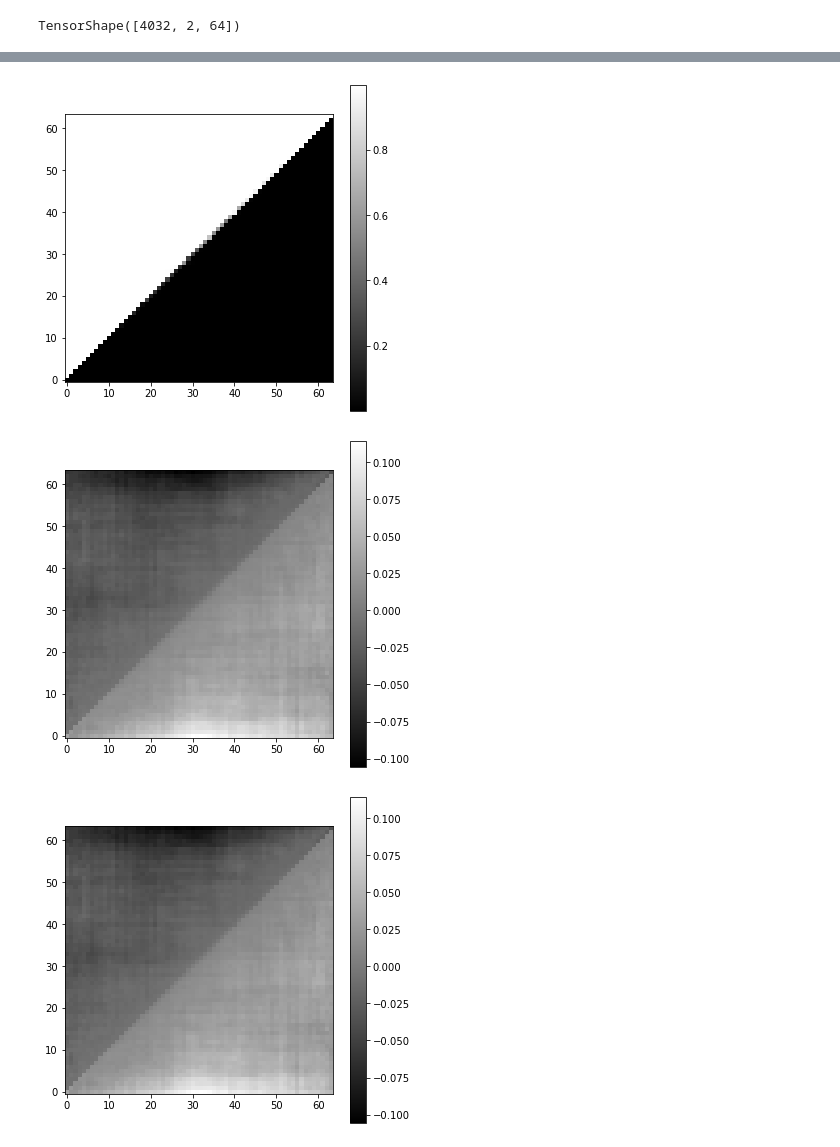
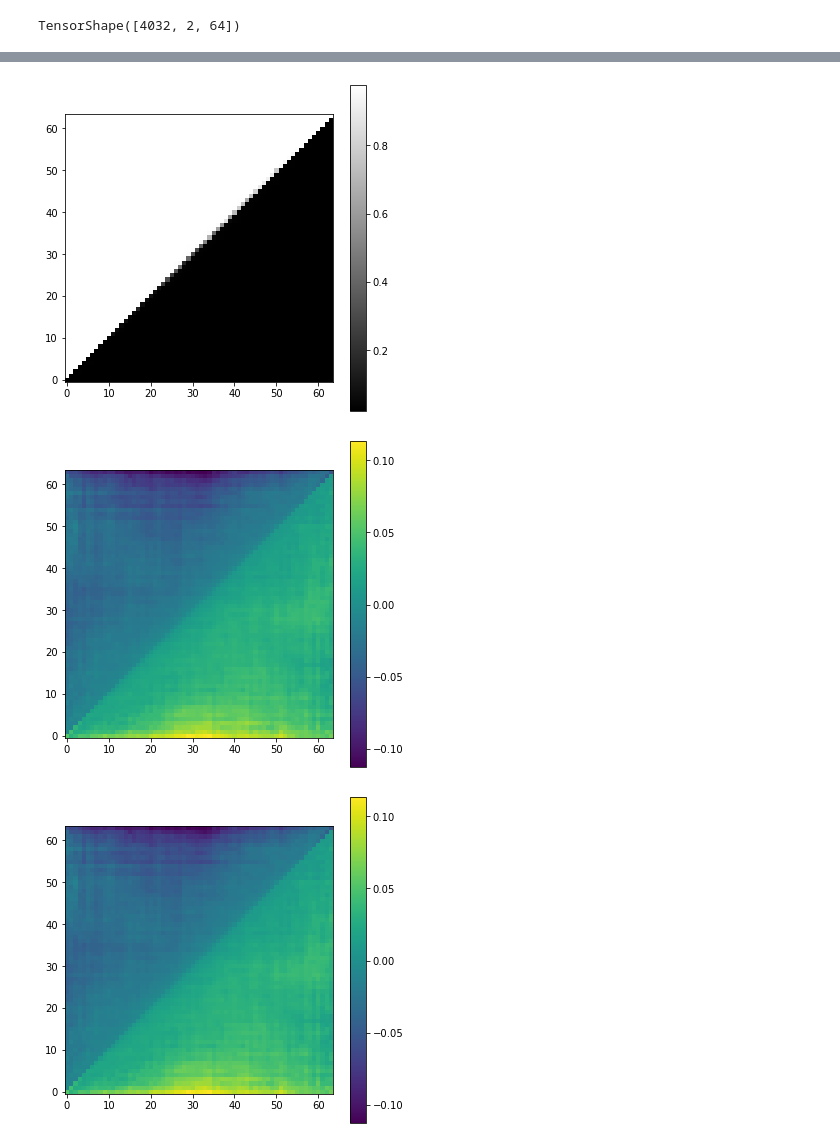
Before and after one commit to jdlafferty/relational, a Jupyter notebook: experiments/sorting/order_relation_learning_tanh.ipynb, the cells around one changed output, grey strips where cells are left out. Cells and saved outputs as stored; diff of their text form; code cells hidden in the pictures.

```diff
--- a/experiments/sorting/order_relation_learning_tanh.ipynb
+++ b/experiments/sorting/order_relation_learning_tanh.ipynb
@@ -155,7 +155,7 @@ class AbstractorOrderRelation(tf.keras.Model):
     def build(self, input_shape):
         # note: changed activation of MHA to tanh!
         self.abstractor = SimpleAbstractor(num_layers=1, num_heads=1, dff=32, use_pos_embedding=False, mha_activation_type='tanh')
-        self.dense = layers.Dense(1, activation='sigmoid')
+        self.dense = layers.Dense(1, activation='sigmoid', kernel_regularizer=tf.keras.regularizers.L2(0.5))
 
     def call(self, inputs):
         x = self.abstractor(inputs)
@@ -227,26 +227,26 @@ im = ax.imshow(order_relation_matrix.T, cmap='gray')
 ax.invert_yaxis()
 fig.colorbar(im, ax=ax);
 # %% [output]
-[figure, old version]
+[figure, new version]
 # %%
 # plot relational cross-attention attention score when input is a pair of objects
 
 order_relation_matrix = np.zeros(shape=(num_objects, num_objects))
 
 for i in range(num_objects):
     for j in range(num_objects):
         object_pair = tf.one_hot(np.array([[i, j]]), num_objects)
         attention_output, attention_scores = relational_crossattention(query=object_pair, key=object_pair,
             value=object_pair, return_attention_scores=True)
         attention_score = np.squeeze(attention_scores)[0][1]
         order_relation_matrix[i,j] = attention_score
 
 fig, ax = plt.subplots(figsize=(6,6))
-im = ax.imshow(order_relation_matrix.T, cmap='gray')
+im = ax.imshow(order_relation_matrix.T)#, cmap='gray')
 ax.invert_yaxis()
 fig.colorbar(im, ax=ax);
 # %% [output]
-[figure, old version]
+[figure, new version]
 # %%
 # plot relational cross-attention attention score when input is a triplet of objects
 # here, we fix the first object and vary second two, then we plot the relations of the other two objects
@@ -264,11 +264,11 @@ for i in range(num_objects):
         conditional_relation_matrix[i,j] = attention_score
 
 fig, ax = plt.subplots(figsize=(6,6))
-im = ax.imshow(conditional_relation_matrix.T, cmap='gray')
+im = ax.imshow(conditional_relation_matrix.T)# cmap='gray')
 ax.invert_yaxis()
 fig.colorbar(im, ax=ax);
 # %% [output]
-[figure, old version]
+[figure, new version]
 # %%
 fig, ax = plt.subplots(figsize=(6,6))
 im = ax.imshow(order_relation_matrix.T - conditional_relation_matrix.T)# cmap='gray')
```
Also changed, not shown: parts of 12 cells of this notebook.
